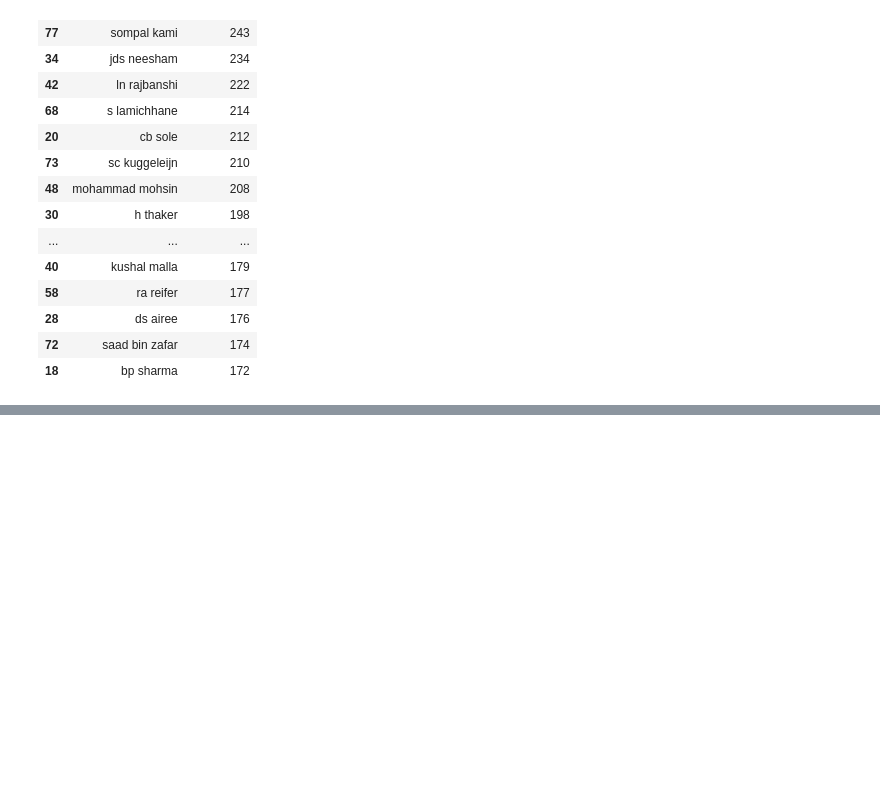
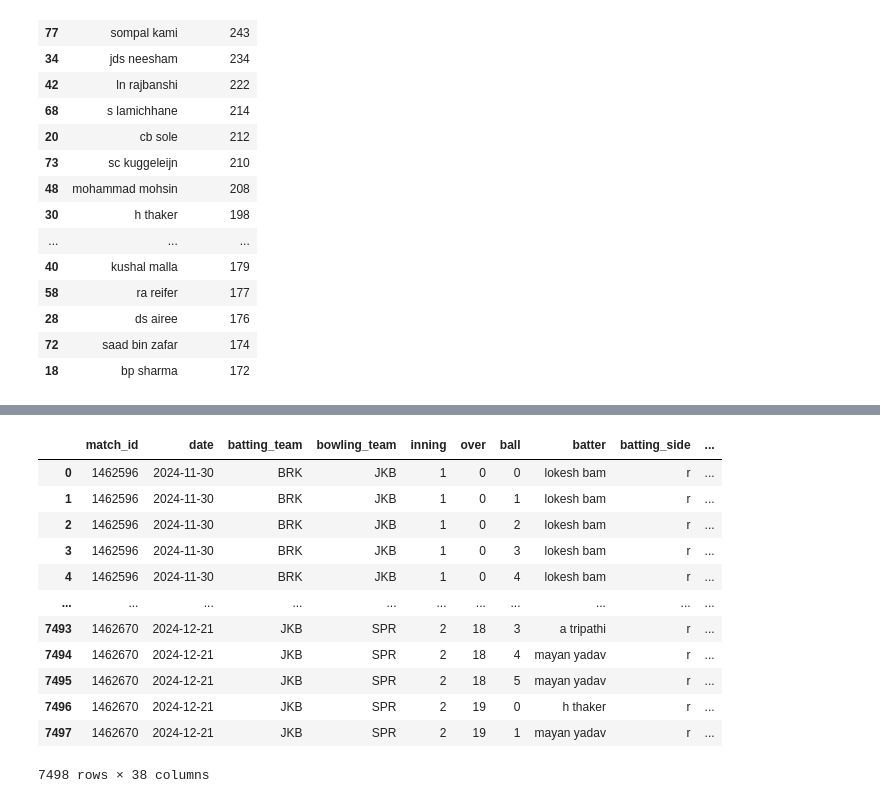
Before and after one commit to prajwaldahal/Npl-data-analysis, a Jupyter notebook: grok_task.ipynb, the cells around one changed output, grey strips where cells are left out. Saved outputs shown, nothing was run; the diff lists cells and outputs as text; code cells hidden in the pictures; blank space fills up the shorter version.

```diff
--- a/grok_task.ipynb
+++ b/grok_task.ipynb
@@ -224,0 +260,5 @@ bowler_runs_conceded.sort_values(by='runs_total', ascending=False).head(20)
+# %%
+#Use multi-level indexing with 'match_id', 'inning', and 'over' and display a sample group.
+
+df_multi_indexed = df.set_index(['match_id', 'inning', 'over'])
+df_multi_indexed.loc[(1462670, 1, 2)]
@@ -224,0 +274,28 @@ bowler_runs_conceded.sort_values(by='runs_total', ascending=False).head(20)
+# %%
+#Fill missing 'wicket_kind' entries with 'None'.
+df['wicket_kind'] = df['wicket_kind'].fillna('None')
+# %%
+#12. Merge the DataFrame with itself to get next delivery info for each row.
+df_next = df.copy()
+df_next['ball'] = df_next['ball'] + 1
+df.merge(
+    df_next,
+    how='left',
+    left_on=['match_id', 'inning', 'over', 'ball'],
+    right_on=['match_id', 'inning', 'over', 'ball'],
+    suffixes=('', '_next')
+)
+# %% [output]
+|  | match_id | date | batting_team | bowling_team | inning | over | ball | batter | batting_side | ... |
+| 0 | 1462596 | 2024-11-30 | BRK | JKB | 1 | 0 | 0 | lokesh bam | r | ... |
+| 1 | 1462596 | 2024-11-30 | BRK | JKB | 1 | 0 | 1 | lokesh bam | r | ... |
+| 2 | 1462596 | 2024-11-30 | BRK | JKB | 1 | 0 | 2 | lokesh bam | r | ... |
+| 3 | 1462596 | 2024-11-30 | BRK | JKB | 1 | 0 | 3 | lokesh bam | r | ... |
+| 4 | 1462596 | 2024-11-30 | BRK | JKB | 1 | 0 | 4 | lokesh bam | r | ... |
+| ... | ... | ... | ... | ... | ... | ... | ... | ... | ... | ... |
+| 7493 | 1462670 | 2024-12-21 | JKB | SPR | 2 | 18 | 3 | a tripathi | r | ... |
+| 7494 | 1462670 | 2024-12-21 | JKB | SPR | 2 | 18 | 4 | mayan yadav | r | ... |
+| 7495 | 1462670 | 2024-12-21 | JKB | SPR | 2 | 18 | 5 | mayan yadav | r | ... |
+| 7496 | 1462670 | 2024-12-21 | JKB | SPR | 2 | 19 | 0 | h thaker | r | ... |
+| 7497 | 1462670 | 2024-12-21 | JKB | SPR | 2 | 19 | 1 | mayan yadav | r | ... |
+7498 rows × 38 columns
```
Also changed, not shown: parts of 6 cells of this notebook, 1 other file.
